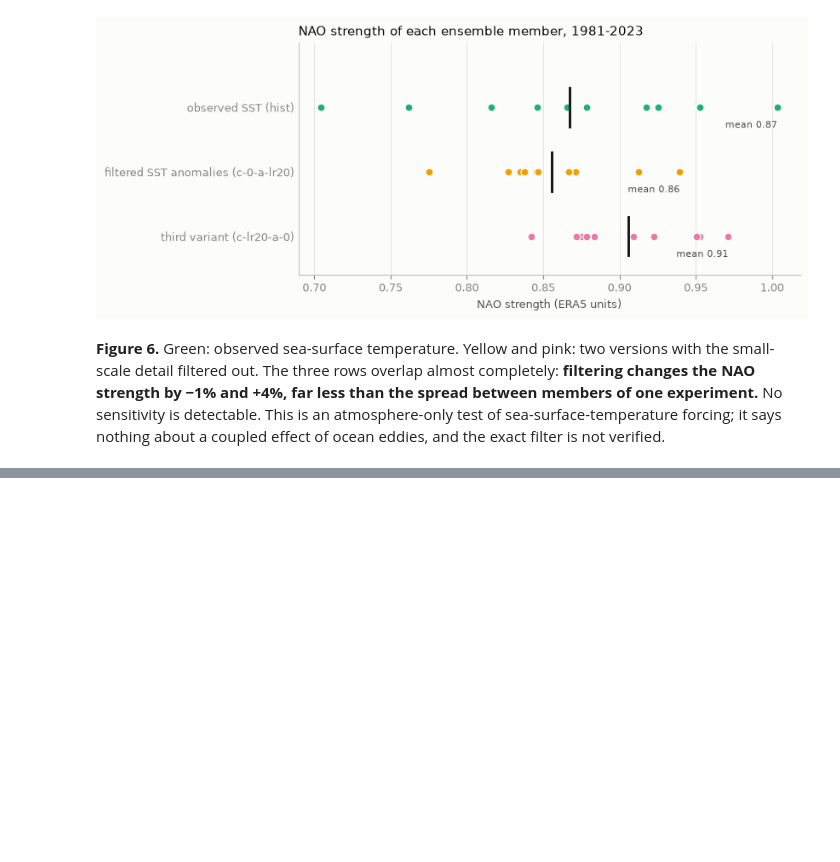
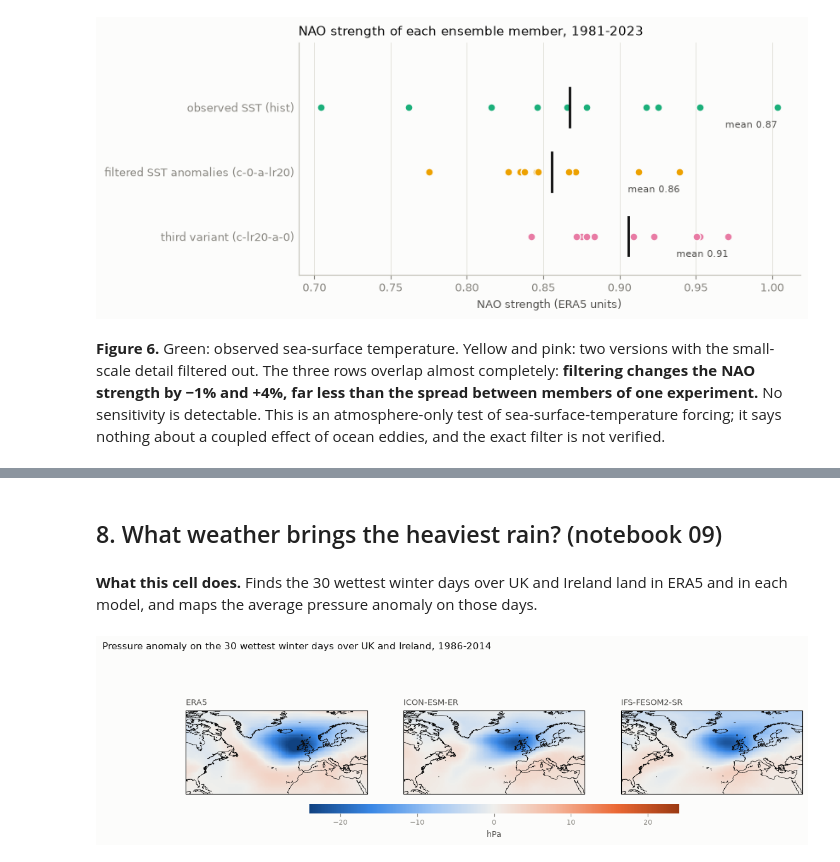
Before and after one commit to TunaHim/HighRes-EERIE-NorthAtlantic-Evaluation, a Jupyter notebook: notebooks/00_summary.ipynb, the cells around one changed output, grey strips where cells are left out. Saved outputs shown, nothing was run; the diff lists cells and outputs as text; code cells hidden in the pictures; blank space fills up the shorter version.

```diff
--- a/notebooks/00_summary.ipynb
+++ b/notebooks/00_summary.ipynb
@@ -248,0 +261,13 @@ it says nothing about a coupled effect of ocean eddies, and the exact filter is
+# %%
+def winter_rx1day(source):
+    daily = store.load(source, 'day', 'pr', 'nw_europe')
+    daily = daily.sel(time=daily.time.dt.month.isin([12, 1, 2]))
+    return ex.rx1day(daily, 'DJF').sel(year=slice(1986, 2014)).mean('year')
+res = {'IFS 9 km': winter_rx1day('ifs-amip-tco1279.hist')}
+lo = winter_rx1day('ifs-amip-tco399.hist')
+res.update({f'IFS 28 km, member {int(m)}': lo.sel(realization=m) for m in lo.realization.values})
+res['E-OBS'] = regions.to_grid(ex.indices_for('e-obs').rx1day_djf.mean('year_djf'), lo)
+res['ERA5'] = ex.indices_for('era5').rx1day_djf.mean('year_djf')
+land_cells = regions.land_mask(lo.lat, lo.lon) & res['E-OBS'].notnull()
+pd.DataFrame({regions.LABELS[r]: {k: float(clim.regional_mean(v.where(land_cells), r)) for k, v in res.items()}
+              for r in regions.SUBREGIONS}).round(1)
@@ -248,0 +290,20 @@ it says nothing about a coupled effect of ocean eddies, and the exact filter is
+# %% [markdown]
+## 8. What weather brings the heaviest rain? (notebook 09)
+# %% [markdown]
+**What this cell does.** Finds the 30 wettest winter days over UK and Ireland land in ERA5 and in
+each model, and maps the average pressure anomaly on those days.
+# %%
+from eerie_uk import events as ev
+def winter_days(da):
+    da = da.sel(time=slice('1985-12-01', '2014-02-28'))
+    return da.sel(time=da.time.dt.month.isin([12, 1, 2]))
+composite = {}
+for s in ['era5'] + MODELS:
+    rain = winter_days(store.load(s, 'day', 'pr', 'nw_europe'))
+    uk = clim.regional_mean(rain.where(land_cells), 'uk_ireland')
+    pressure = winter_days(store.load(s, 'day', 'psl', 'north_atlantic'))
+    composite[NAME[s]] = ev.lagged_composite(pressure - pressure.mean('time'), ev.top_events(uk, 30, 5), lags=(0,)).sel(lag=0)
+plotting.plot_field_panels(composite, units='hPa', diverging=True,
+                           title='Pressure anomaly on the 30 wettest winter days over UK and Ireland, 1986-2014');
+# %% [output]
+[figure, added]
```
Also changed, not shown: parts of 7 cells of this notebook, 35 other files.
